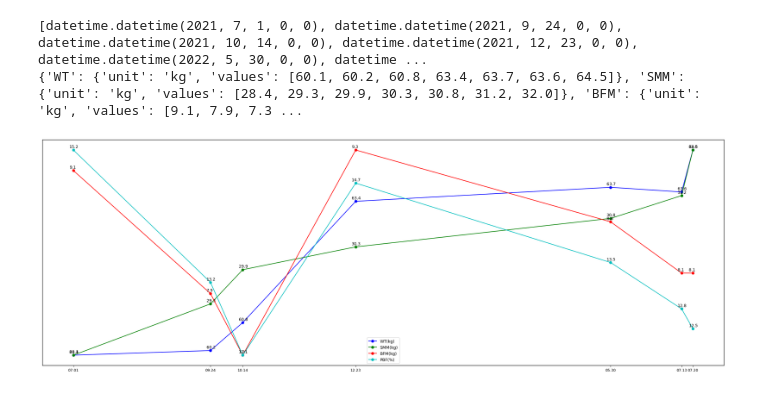
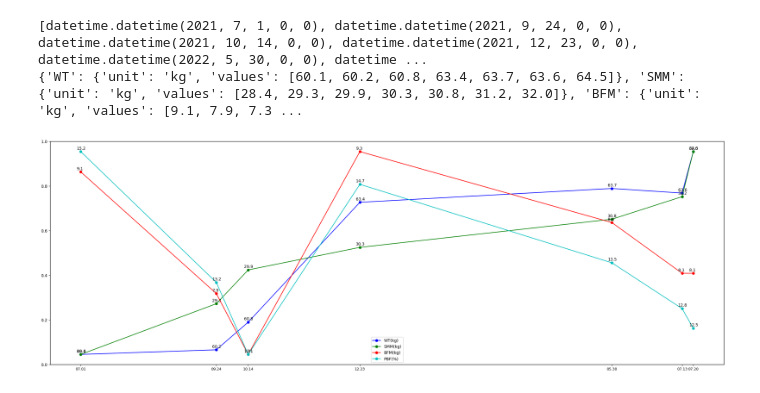
Before and after one commit to kickscar/HELLCHANG-PRACTICES, a Jupyter notebook: analysis/inbody.ipynb, the cells around one changed output. Saved outputs shown, nothing was run; the diff lists cells and outputs as text; code cells hidden in the pictures.

Commit message:
inbody graph #finish

```diff
--- a/analysis/inbody.ipynb
+++ b/analysis/inbody.ipynb
@@ -64,32 +64,32 @@ from itertools import cycle
 from matplotlib import pyplot as plt
 
 dataset_x_days = [(x - dataset_x[0]).days for x in dataset_x]
 dataset_x_fdates = [x.strftime('%m.%d') for x in dataset_x]
 
 legendhandles = []
 cycol = cycle('bgrcmk')
 
 fig = plt.figure(figsize=(30, 10))
 spec = plt.GridSpec(1, 1)
 
 subplot = fig.add_subplot(spec[0, 0])
-subplot.set_yticks([])
+# subplot.set_yticks([])
 subplot.set_xticks(dataset_x_days)
 subplot.set_xticklabels(dataset_x_fdates, fontsize=9)
 
 twinx = None
 for key in dataset_y.keys():
     twinx = (subplot if twinx is None else twinx).twinx()
 
     twinx.set_yticks([])
     line, = twinx.plot(dataset_x_days, dataset_y[key]['values'], 'o-', color=next(cycol), label=f"{key}({dataset_y[key]['unit']})")
 
     for idx, yv in enumerate(dataset_y[key]['values']):
         twinx.annotate(str(yv), xy=(dataset_x_days[idx], yv), xytext=(-10, 5), textcoords='offset points')
 
     legendhandles.append(line)
 
 plt.legend(handles=legendhandles, loc='lower center')
 plt.show()
 # %% [output]
-[figure, old version]
+[figure, new version]
```
Also changed, not shown: parts of 1 cell of this notebook.
